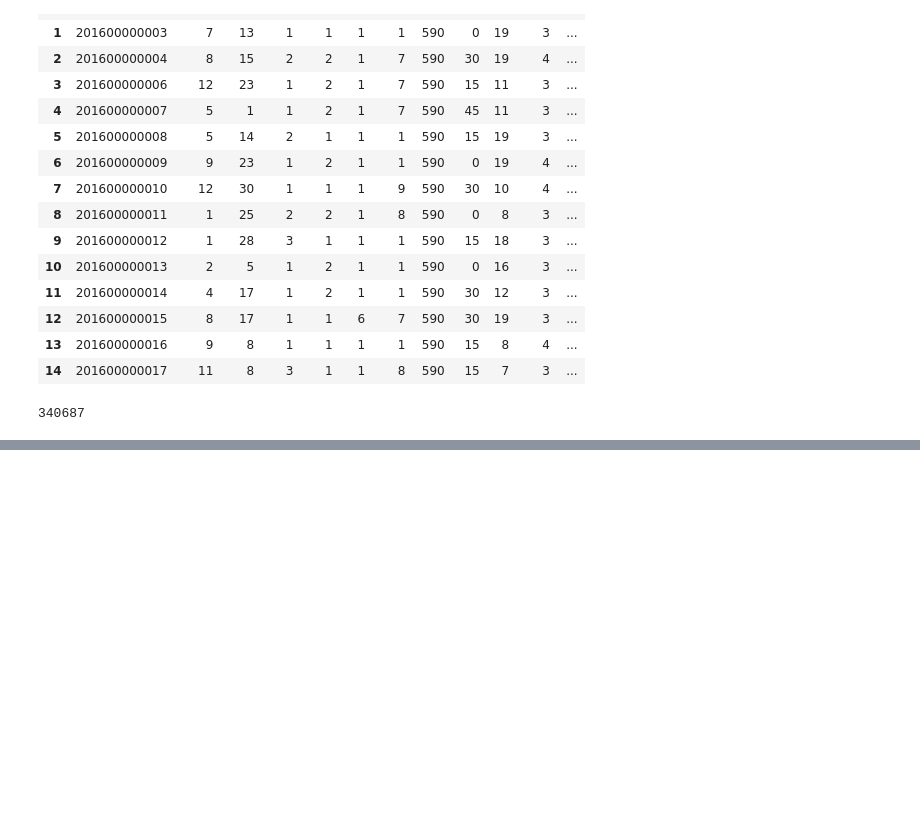
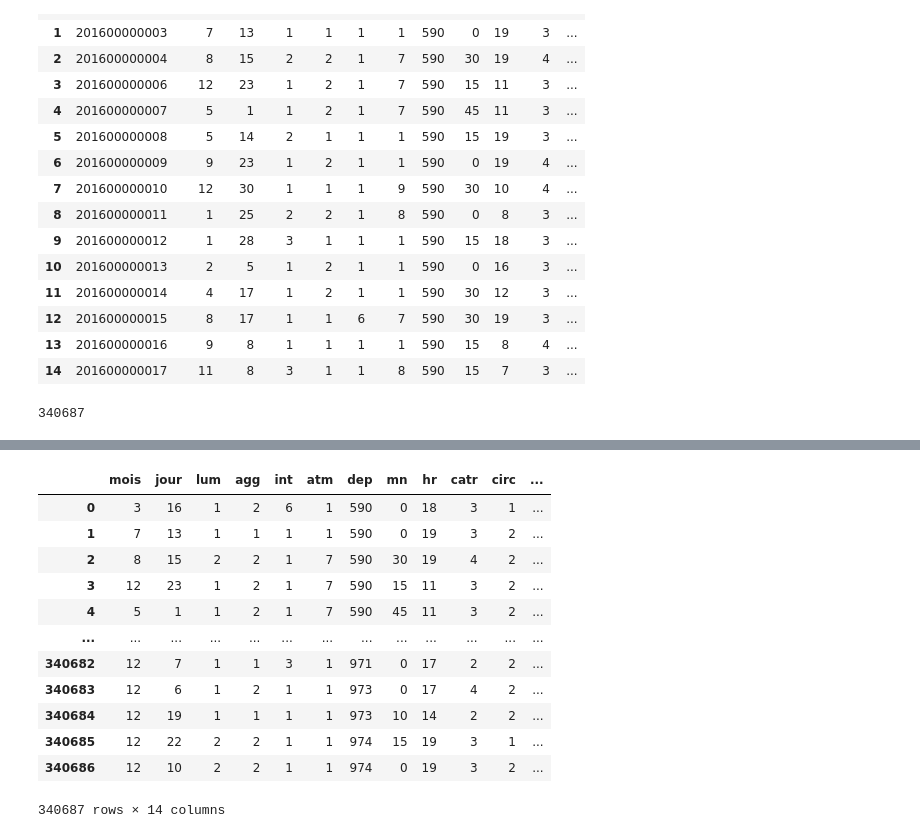
Before and after one commit to darmangerd/road-accidents-study, a Jupyter notebook: guess_gravity.ipynb, the cells around one changed output, grey strips where cells are left out. Drawn from its saved outputs; the diff is of its cells as text; code cells hidden in the pictures; blank space fills up the shorter version.

```diff
--- a/guess_gravity.ipynb
+++ b/guess_gravity.ipynb
@@ -372,4 +373,5 @@ Name: grav, dtype: int64
 cv = RepeatedStratifiedKFold()
 #cross_val_score(KNeighborsClassifier(), X=df_x_y.drop('grav', axis=1), y=df_x_y['grav'], cv=cv)
 X = df_x_y.drop('grav', axis=1)
+X = X.drop(["catu", "an_nais", "sex", "infra"], axis=1)
 y = df_x_y['grav']
@@ -424,0 +465,16 @@ loaded_model = pickle.load(open(filename, 'rb'))
+# %%
+X
+# %% [output]
+|  | mois | jour | lum | agg | int | atm | dep | mn | hr | catr | circ | ... |
+| 0 | 3 | 16 | 1 | 2 | 6 | 1 | 590 | 0 | 18 | 3 | 1 | ... |
+| 1 | 7 | 13 | 1 | 1 | 1 | 1 | 590 | 0 | 19 | 3 | 2 | ... |
+| 2 | 8 | 15 | 2 | 2 | 1 | 7 | 590 | 30 | 19 | 4 | 2 | ... |
+| 3 | 12 | 23 | 1 | 2 | 1 | 7 | 590 | 15 | 11 | 3 | 2 | ... |
+| 4 | 5 | 1 | 1 | 2 | 1 | 7 | 590 | 45 | 11 | 3 | 2 | ... |
+| ... | ... | ... | ... | ... | ... | ... | ... | ... | ... | ... | ... | ... |
+| 340682 | 12 | 7 | 1 | 1 | 3 | 1 | 971 | 0 | 17 | 2 | 2 | ... |
+| 340683 | 12 | 6 | 1 | 2 | 1 | 1 | 973 | 0 | 17 | 4 | 2 | ... |
+| 340684 | 12 | 19 | 1 | 1 | 1 | 1 | 973 | 10 | 14 | 2 | 2 | ... |
+| 340685 | 12 | 22 | 2 | 2 | 1 | 1 | 974 | 15 | 19 | 3 | 1 | ... |
+| 340686 | 12 | 10 | 2 | 2 | 1 | 1 | 974 | 0 | 19 | 3 | 2 | ... |
+340687 rows × 14 columns
```
Also changed, not shown: parts of 19 cells of this notebook, 3 other files.
